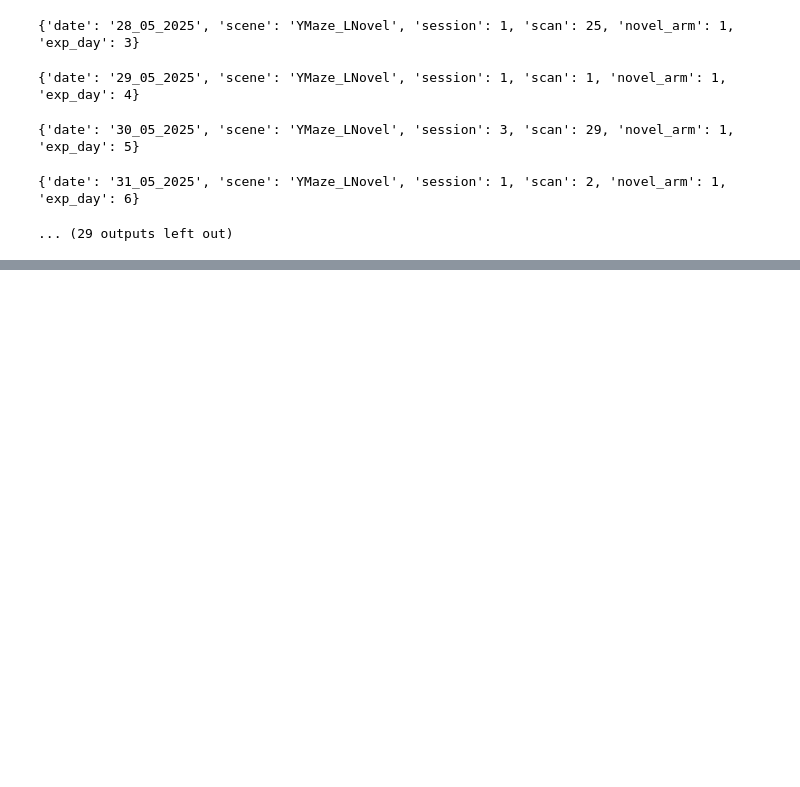
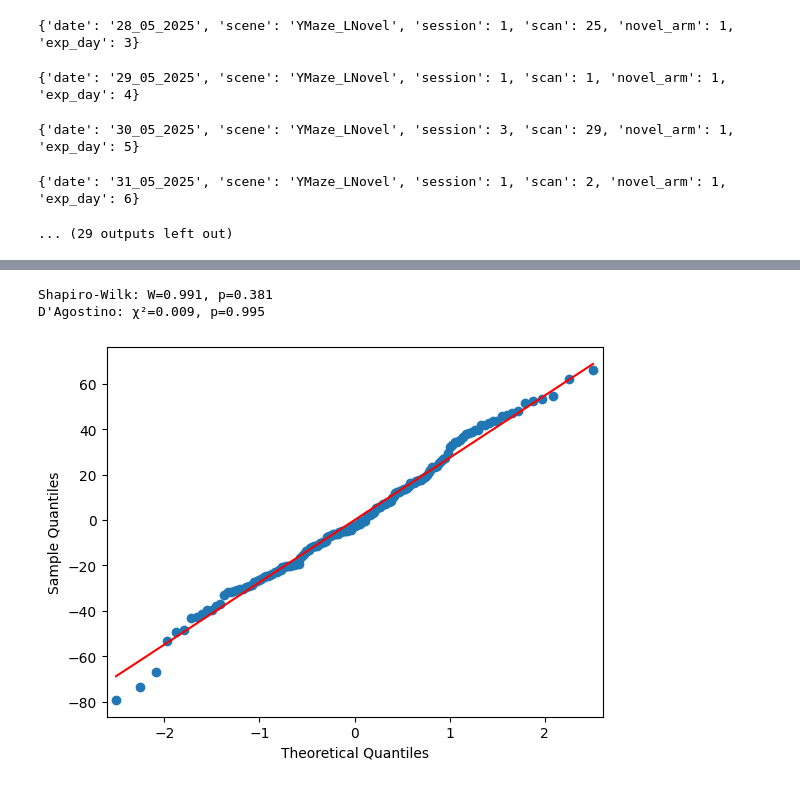
Before and after one commit to GiocomoLab/STX3KO_analyses, a Jupyter notebook: notebooks/figure2/naive_bayes.ipynb, the cells around one changed output, grey strips where cells are left out. Cells and saved outputs as stored; diff of their text form; code cells hidden in the pictures; blank space fills up the shorter version.

```diff
--- a/notebooks/figure2/naive_bayes.ipynb
+++ b/notebooks/figure2/naive_bayes.ipynb
@@ -394,0 +395,6 @@ fig.savefig(figdir / f"sparse_naive_bayes_summary_max128cells.pdf", bbox_inches=
+# %%
+df_sparse['err_rank'] = df_sparse['err'].rank()
+
+mdl = smf.mixedlm('err_rank ~ C(chan)*C(ttype) + C(ttype)*C(day) ', df_sparse, groups=df_sparse['mouse'])
+res = mdl.fit()
+res.summary()
@@ -394,0 +435,14 @@ fig.savefig(figdir / f"sparse_naive_bayes_summary_max128cells.pdf", bbox_inches=
+# %%
+fig = sm.qqplot(res.resid, line ='s')
+
+# Shapiro-Wilk test (good for small–moderate n)
+shapiro_test = shapiro(res.resid)
+print(f"Shapiro-Wilk: W={shapiro_test.statistic:.3f}, p={shapiro_test.pvalue:.3g}")
+
+# D’Agostino and Pearson omnibus test (good for larger n)
+dagostino_test = normaltest(res.resid)
+print(f"D'Agostino: χ²={dagostino_test.statistic:.3f}, p={dagostino_test.pvalue:.3g}")
+# %% [output]
+Shapiro-Wilk: W=0.991, p=0.381
+D'Agostino: χ²=0.009, p=0.995
+[figure, added]
```
Also changed, not shown: parts of 18 cells of this notebook.
